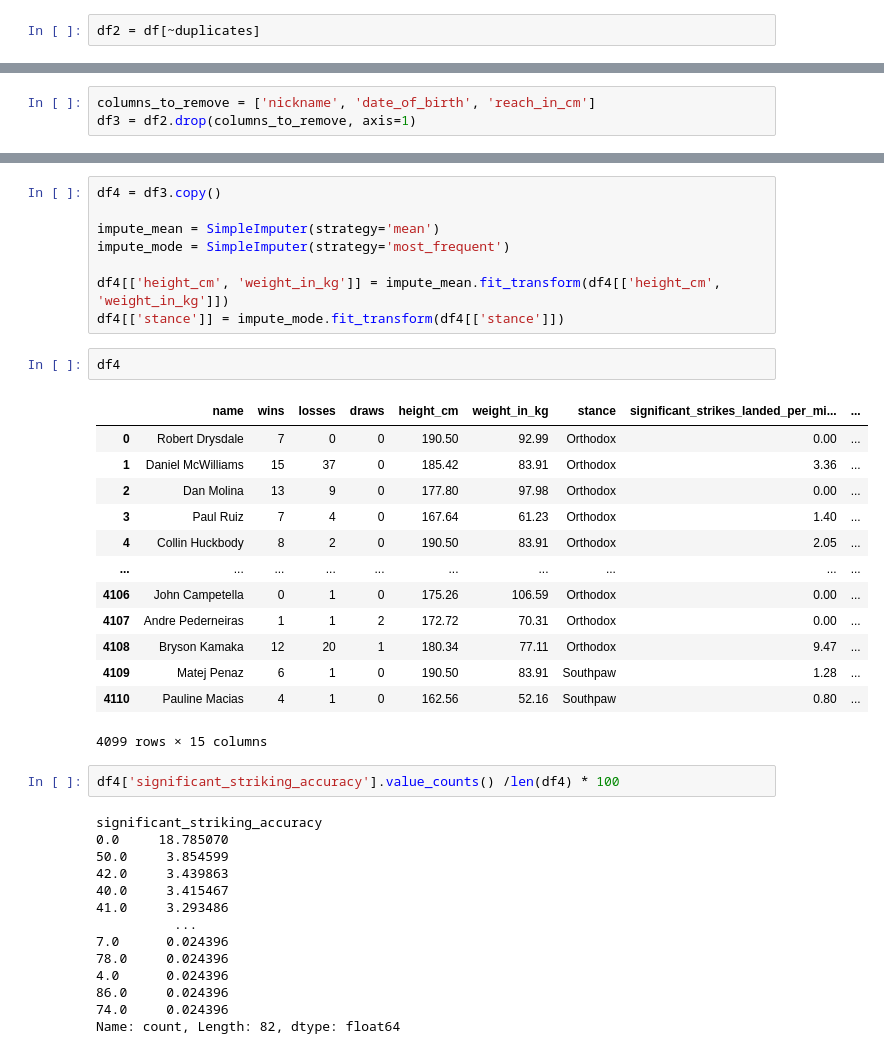
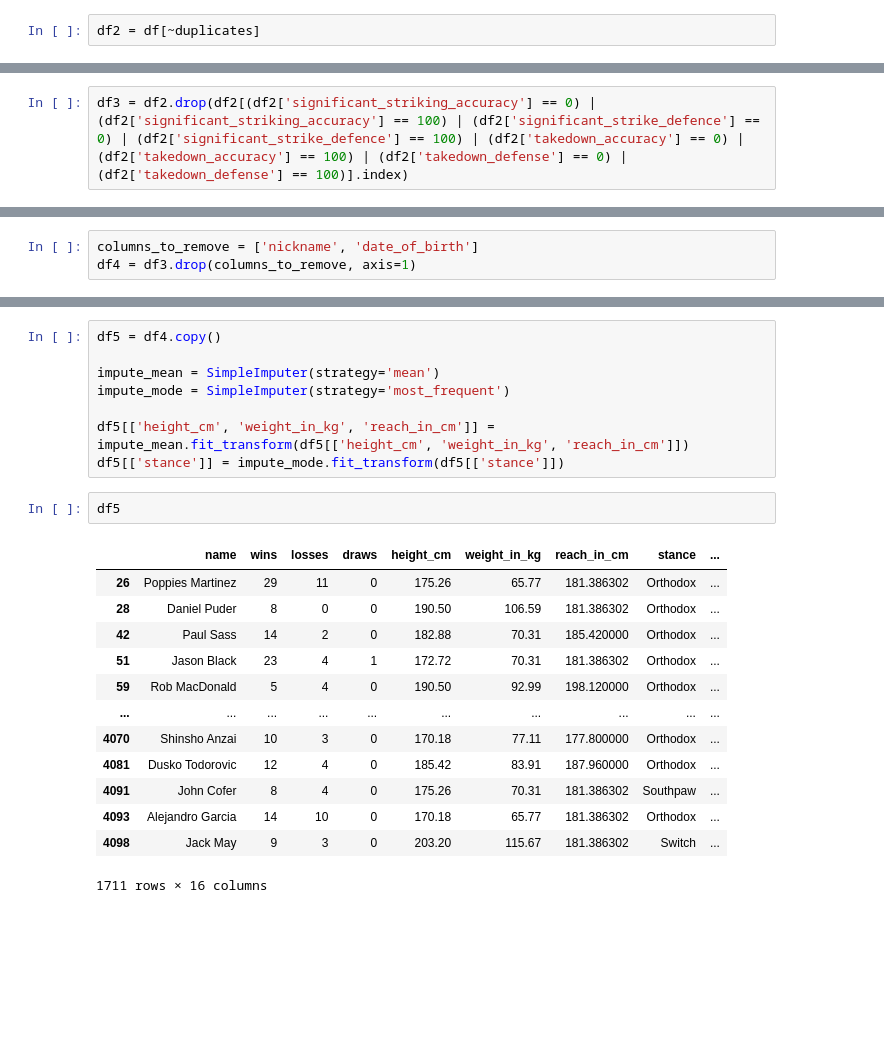
Before and after one commit to theRomansky/ufc-fighter-analytics, a Jupyter notebook: notebooks/main_notebook.ipynb, the cells around one changed output, grey strips where cells are left out. Drawn from its saved outputs; the diff is of its cells as text; blank space fills up the shorter version.

```diff
--- a/notebooks/main_notebook.ipynb
+++ b/notebooks/main_notebook.ipynb
@@ -60 +64,3 @@ plt.show()
+# %%
+df3 = df2.drop(df2[(df2['significant_striking_accuracy'] == 0) | (df2['significant_striking_accuracy'] == 100) | (df2['significant_strike_defence'] == 0) | (df2['significant_strike_defence'] == 100) | (df2['takedown_accuracy'] == 0) | (df2['takedown_accuracy'] == 100) | (df2['takedown_defense'] == 0) | (df2['takedown_defense'] == 100)].index)
 # %%
@@ -84,5 +90,5 @@ takedown_defense                                 0.000000
 average_submissions_attempted_per_15_minutes     0.000000
 dtype: float64
 # %%
-columns_to_remove = ['nickname', 'date_of_birth', 'reach_in_cm']
-df3 = df2.drop(columns_to_remove, axis=1)
+columns_to_remove = ['nickname', 'date_of_birth']
+df4 = df3.drop(columns_to_remove, axis=1)
@@ -105,40 +95,24 @@ df3
 # %%
-df4 = df3.copy()
+df5 = df4.copy()
 
 impute_mean = SimpleImputer(strategy='mean')
 impute_mode = SimpleImputer(strategy='most_frequent')
 
-df4[['height_cm', 'weight_in_kg']] = impute_mean.fit_transform(df4[['height_cm', 'weight_in_kg']])
-df4[['stance']] = impute_mode.fit_transform(df4[['stance']])
+df5[['height_cm', 'weight_in_kg', 'reach_in_cm']] = impute_mean.fit_transform(df5[['height_cm', 'weight_in_kg', 'reach_in_cm']])
+df5[['stance']] = impute_mode.fit_transform(df5[['stance']])
 # %%
-df4
+df5
 # %% [output]
-|  | name | wins | losses | draws | height_cm | weight_in_kg | stance | significant_strikes_landed_per_mi... | ... |
-| 0 | Robert Drysdale | 7 | 0 | 0 | 190.50 | 92.99 | Orthodox | 0.00 | ... |
-| 1 | Daniel McWilliams | 15 | 37 | 0 | 185.42 | 83.91 | Orthodox | 3.36 | ... |
-| 2 | Dan Molina | 13 | 9 | 0 | 177.80 | 97.98 | Orthodox | 0.00 | ... |
-| 3 | Paul Ruiz | 7 | 4 | 0 | 167.64 | 61.23 | Orthodox | 1.40 | ... |
-| 4 | Collin Huckbody | 8 | 2 | 0 | 190.50 | 83.91 | Orthodox | 2.05 | ... |
+|  | name | wins | losses | draws | height_cm | weight_in_kg | reach_in_cm | stance | ... |
+| 26 | Poppies Martinez | 29 | 11 | 0 | 175.26 | 65.77 | 181.386302 | Orthodox | ... |
+| 28 | Daniel Puder | 8 | 0 | 0 | 190.50 | 106.59 | 181.386302 | Orthodox | ... |
+| 42 | Paul Sass | 14 | 2 | 0 | 182.88 | 70.31 | 185.420000 | Orthodox | ... |
+| 51 | Jason Black | 23 | 4 | 1 | 172.72 | 70.31 | 181.386302 | Orthodox | ... |
+| 59 | Rob MacDonald | 5 | 4 | 0 | 190.50 | 92.99 | 198.120000 | Orthodox | ... |
 | ... | ... | ... | ... | ... | ... | ... | ... | ... | ... |
-| 4106 | John Campetella | 0 | 1 | 0 | 175.26 | 106.59 | Orthodox | 0.00 | ... |
-| 4107 | Andre Pederneiras | 1 | 1 | 2 | 172.72 | 70.31 | Orthodox | 0.00 | ... |
-| 4108 | Bryson Kamaka | 12 | 20 | 1 | 180.34 | 77.11 | Orthodox | 9.47 | ... |
-| 4109 | Matej Penaz | 6 | 1 | 0 | 190.50 | 83.91 | Southpaw | 1.28 | ... |
-| 4110 | Pauline Macias | 4 | 1 | 0 | 162.56 | 52.16 | Southpaw | 0.80 | ... |
+| 4070 | Shinsho Anzai | 10 | 3 | 0 | 170.18 | 77.11 | 177.800000 | Orthodox | ... |
+| 4081 | Dusko Todorovic | 12 | 4 | 0 | 185.42 | 83.91 | 187.960000 | Orthodox | ... |
+| 4091 | John Cofer | 8 | 4 | 0 | 175.26 | 70.31 | 181.386302 | Southpaw | ... |
+| 4093 | Alejandro Garcia | 14 | 10 | 0 | 170.18 | 65.77 | 181.386302 | Orthodox | ... |
+| 4098 | Jack May | 9 | 3 | 0 | 203.20 | 115.67 | 181.386302 | Switch | ... |
-4099 rows × 15 columns
+1711 rows × 16 columns
-# %%
-df4['significant_striking_accuracy'].value_counts() /len(df4) * 100
-# %% [output]
-significant_striking_accuracy
-0.0     18.785070
-50.0     3.854599
-42.0     3.439863
-40.0     3.415467
-41.0     3.293486
-          ...
-7.0      0.024396
-78.0     0.024396
-4.0      0.024396
-86.0     0.024396
-74.0     0.024396
-Name: count, Length: 82, dtype: float64
```
Also changed, not shown: parts of 12 cells of this notebook.
